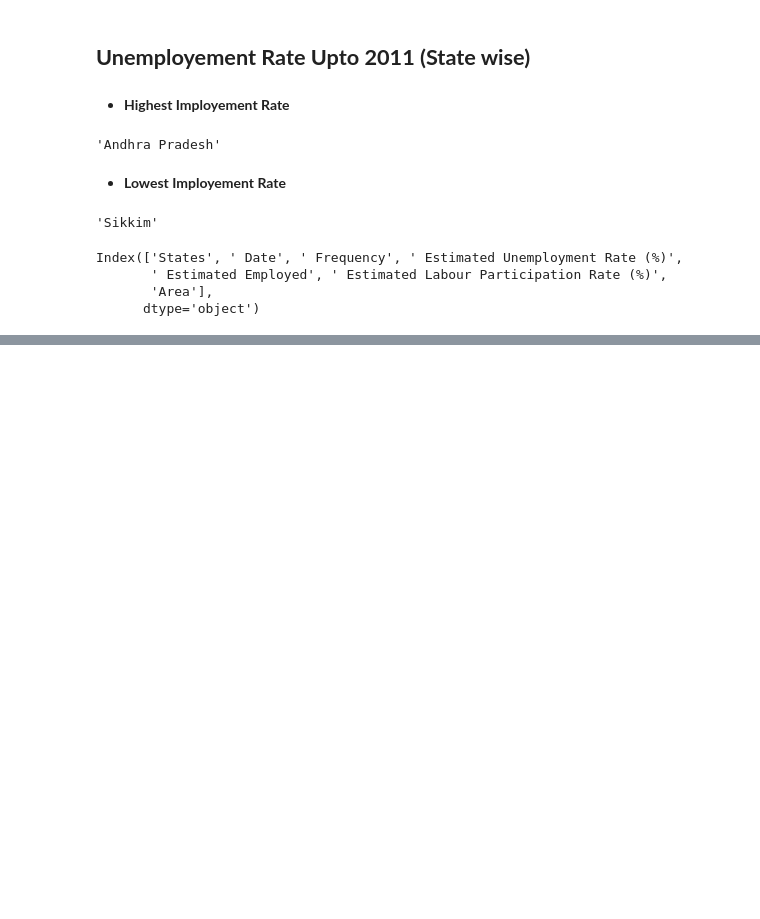
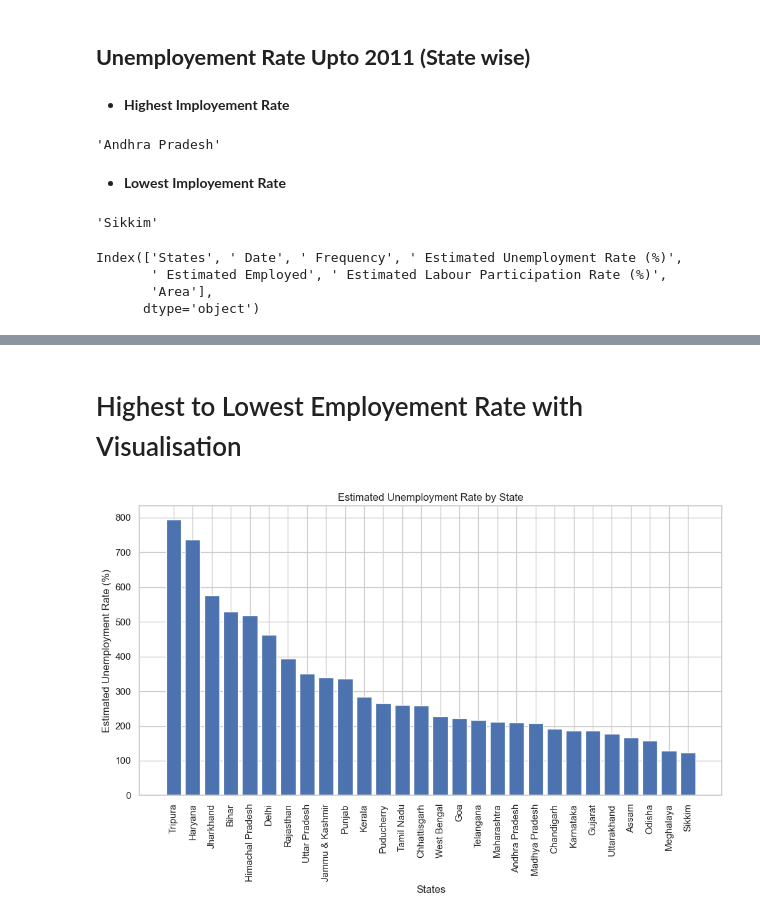
Before and after one commit to farazsfa007/OIBSIP, a Jupyter notebook: Unemployment Analysis/Imployment.ipynb, the cells around one changed output, grey strips where cells are left out. Saved outputs shown, nothing was run; the diff lists cells and outputs as text; code cells hidden in the pictures; blank space fills up the shorter version.

```diff
--- a/Unemployment Analysis/Imployment.ipynb
+++ b/Unemployment Analysis/Imployment.ipynb
@@ -296,0 +320,21 @@ df_Est
+# %% [markdown]
+# Highest to Lowest Employement Rate with Visualisation
+# %%
+import matplotlib.pyplot as plt
+
+# Extract the states and unemployment rates from the DataFrame
+states = df_Est.index
+unemployment_rates = df_Est[' Estimated Unemployment Rate (%)']
+
+# Create a bar plot
+plt.figure(figsize=(12, 6))
+plt.bar(states, unemployment_rates)
+plt.xticks(rotation=90)
+plt.xlabel('States')
+plt.ylabel('Estimated Unemployment Rate (%)')
+plt.title('Estimated Unemployment Rate by State')
+
+# Display the plot
+plt.show()
+# %% [output]
+[figure, added]
```
Also changed, not shown: parts of 26 cells of this notebook.
